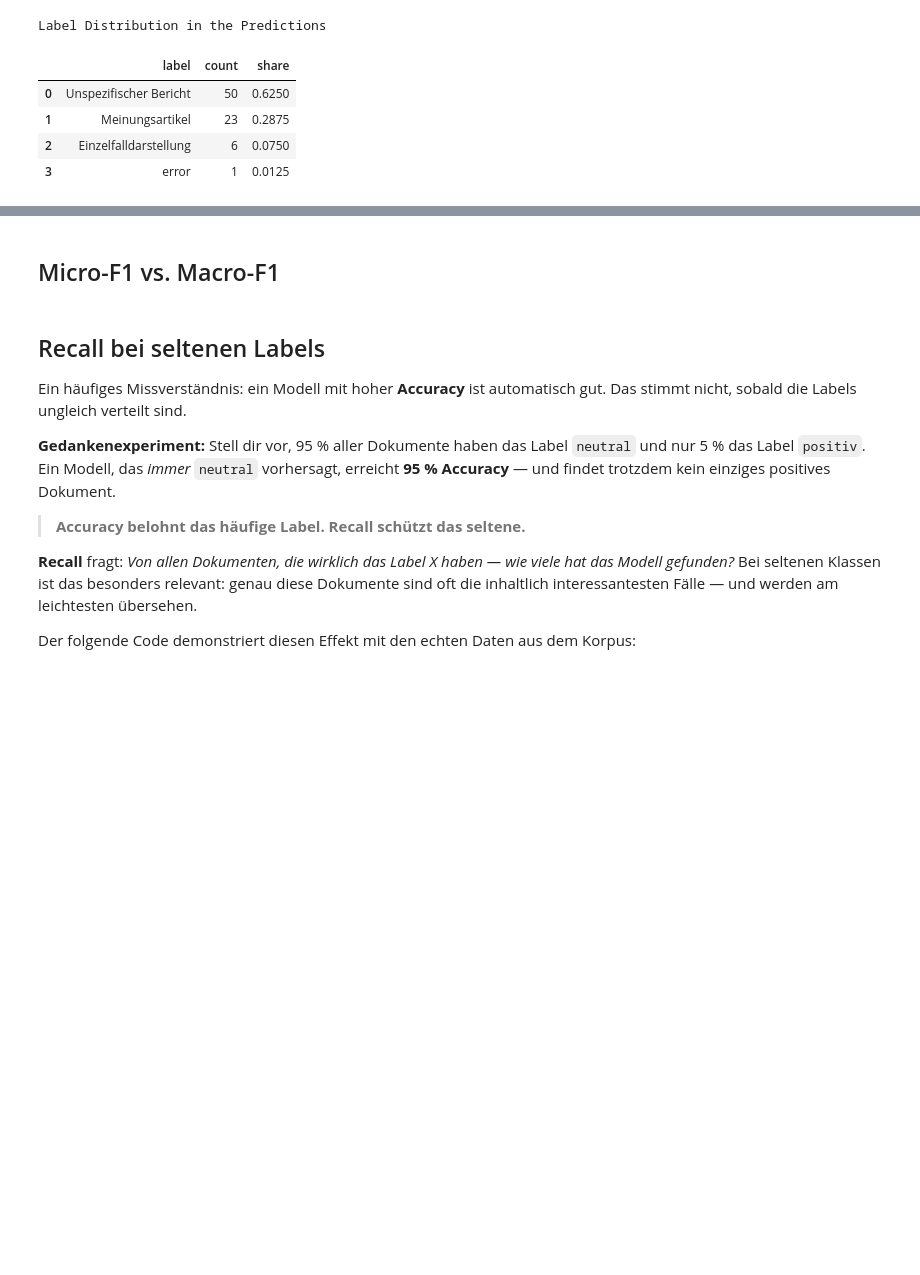
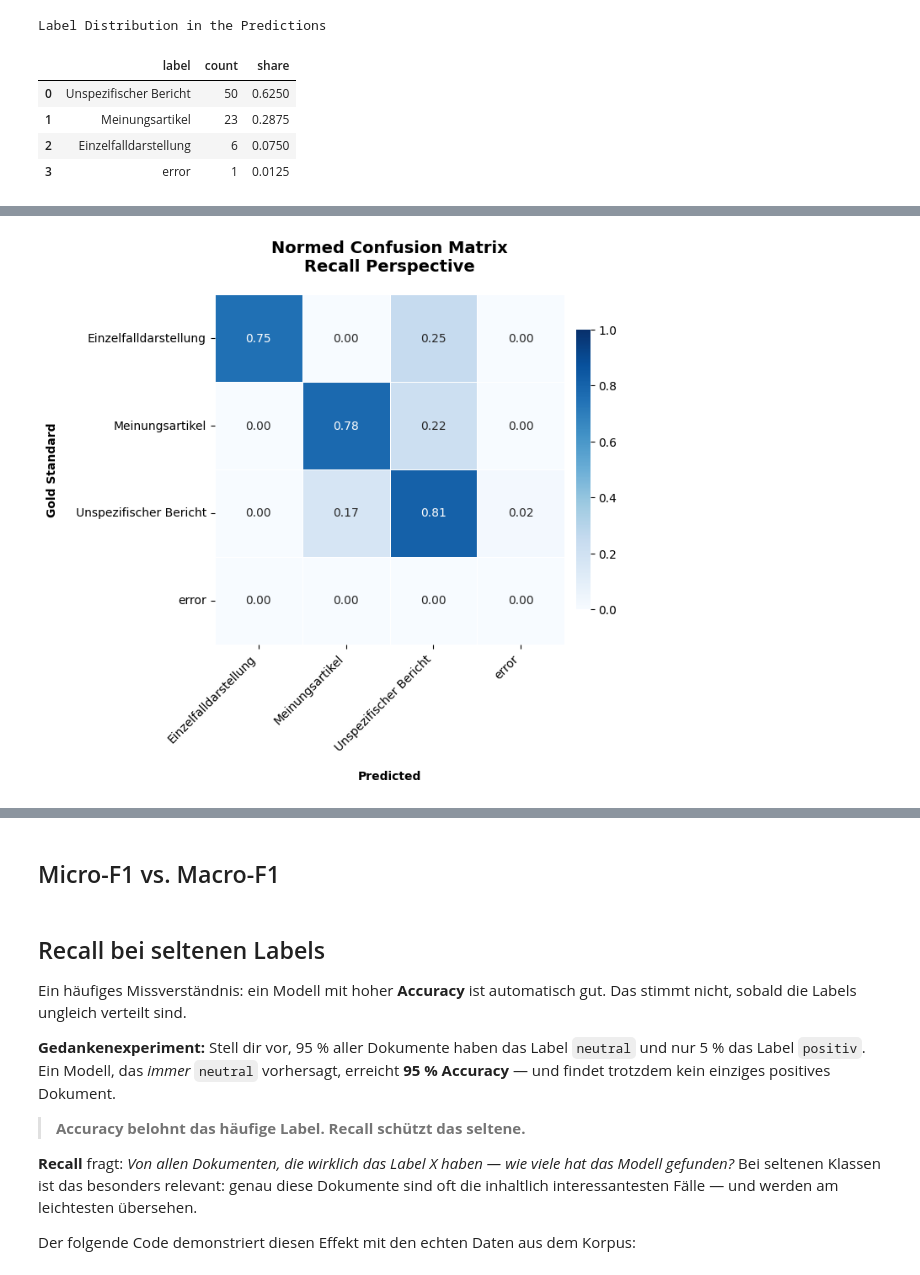
Before and after one commit to zentralbibliothek-zuerich/zblab-summerschool-2026, a Jupyter notebook: notebooks/XX_evaluation.ipynb, the cells around one changed output, grey strips where cells are left out. Cells and saved outputs as stored; diff of their text form; code cells hidden in the pictures; blank space fills up the shorter version.

```diff
--- a/notebooks/XX_evaluation.ipynb
+++ b/notebooks/XX_evaluation.ipynb
@@ -288,17 +288,20 @@ print(cm_norm.head(10))
 # %%
 # Normiert nach Zeilensumme → Diagonale = Recall je Klasse
 cm_norm = confusion_matrix_df.div(confusion_matrix_df.sum(axis=1), axis=0).fillna(0).round(2)
+#cm_norm_precision = confusion_matrix_df.div(confusion_matrix_df.sum(axis=0), axis=1).fillna(0).round(2)
 plt.figure(figsize=(9, 7))
 sns.heatmap(cm_norm, annot=True, fmt='.2f', cmap='Blues',
             vmin=0, vmax=1, linewidths=0.5, square=True,
             cbar_kws={"shrink": 0.8, "pad": 0.02})
-plt.title("Normed Confusion Matrix (Recall Perspective)", pad=20, fontsize=14, fontweight='bold')
+plt.title("Normed Confusion Matrix\nRecall Perspective", pad=20, fontsize=14, fontweight='bold')
 plt.xlabel("Predicted", fontweight='bold', labelpad=15)
 plt.ylabel("Gold Standard", fontweight='bold', labelpad=15)
 
 # Rotate x-axis labels for better readability
 plt.xticks(rotation=45, ha='right')
 plt.yticks(rotation=0)
 
 plt.tight_layout(pad=2.0)
 plt.show()
+# %% [output]
+[figure, added]
```
Also changed, not shown: parts of 22 cells of this notebook.
